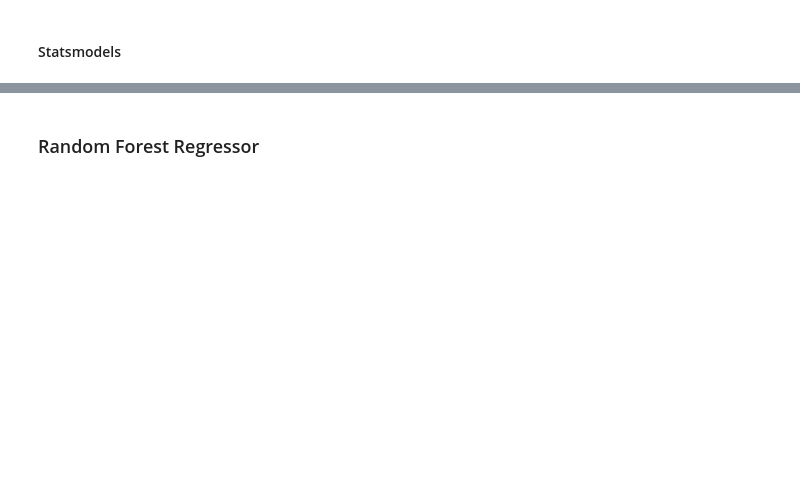
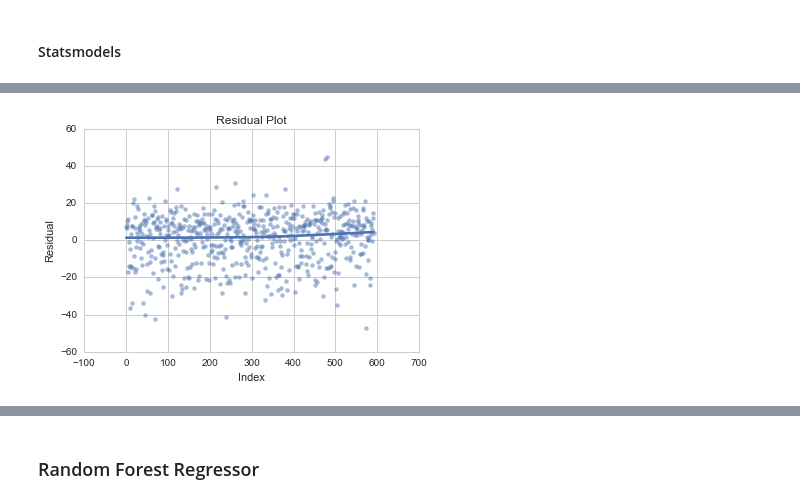
Before and after one commit to pdarche/thesis, a Jupyter notebook: notebooks/Modeling.ipynb, the cells around one changed output, grey strips where cells are left out. Cells and saved outputs as stored; diff of their text form; code cells hidden in the pictures; blank space fills up the shorter version.

```diff
--- a/notebooks/Modeling.ipynb
+++ b/notebooks/Modeling.ipynb
@@ -192,0 +225,5 @@ OLS Regression Results
+# %%
+x = list(range(0, len(y_fit1_pred)))
+index_residual_plot(x, fit1_residuals, fit_reg=True)
+# %% [output]
+[figure, added]
```
Also changed, not shown: parts of 80 cells of this notebook.
